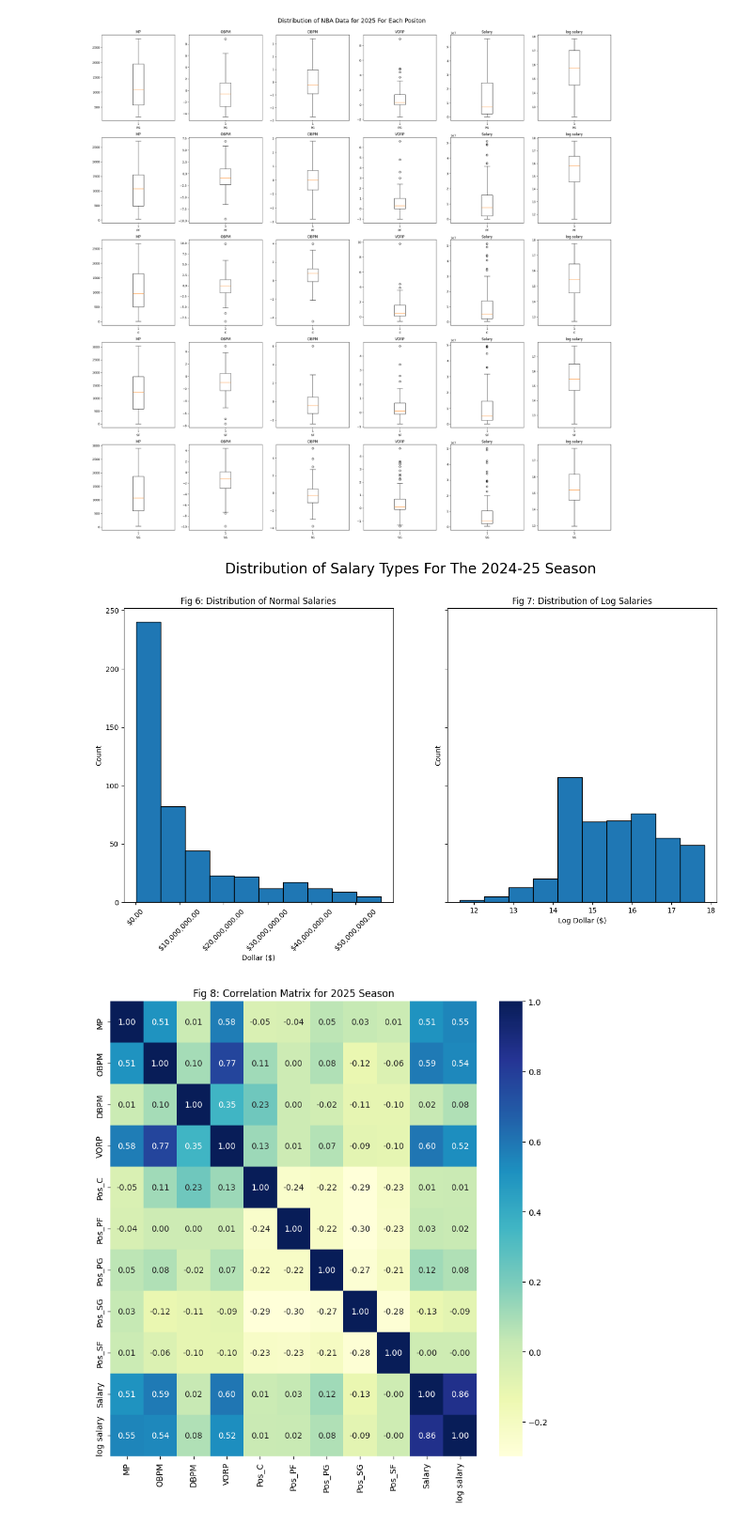
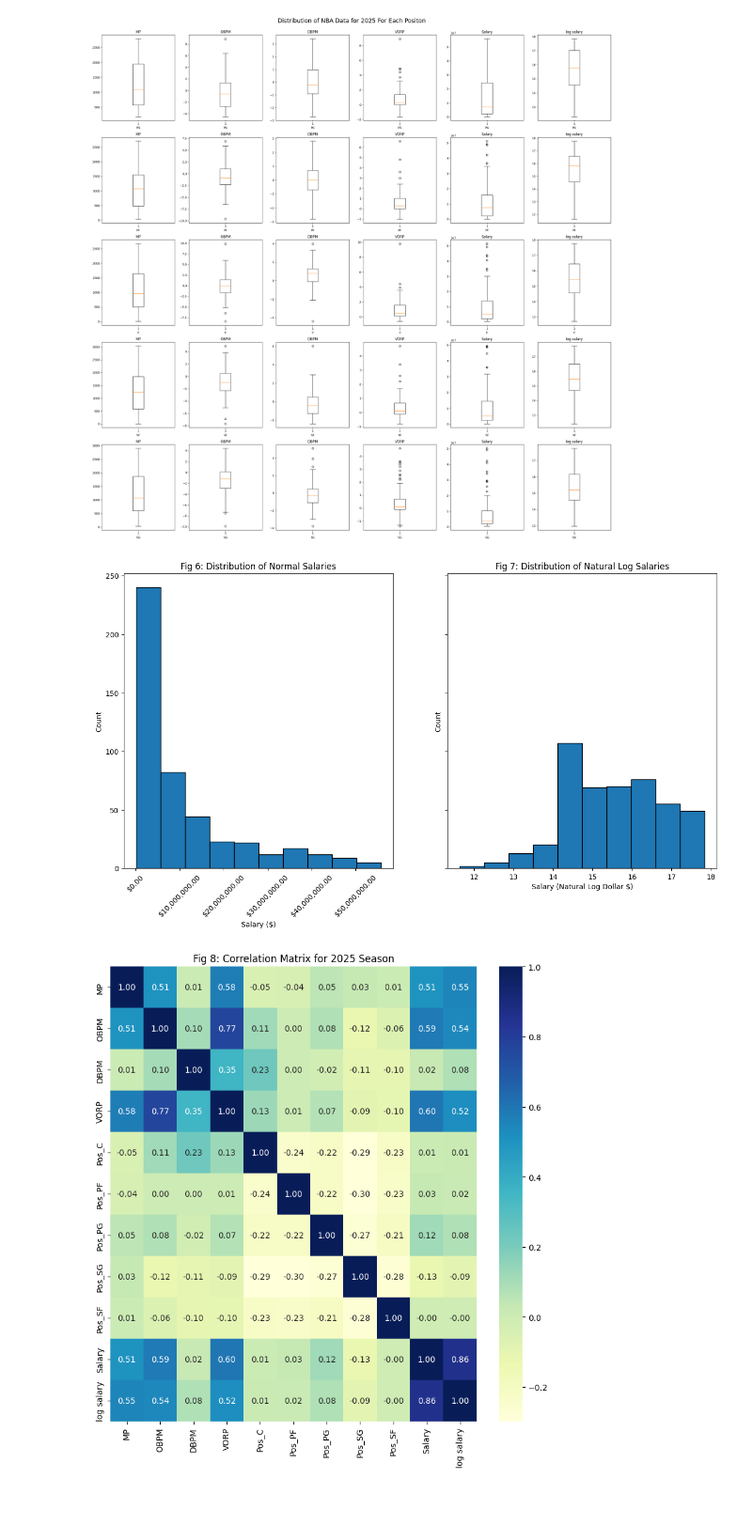
Before and after one commit to jhatch3/NBA-Salary-Minning, a Jupyter notebook: NBA-Salary/main.ipynb, the cells around one changed output. Shown at 94% size. Cells and saved outputs as stored; diff of their text form; code cells hidden in the pictures; blank space fills up the shorter version.

```diff
--- a/NBA-Salary/main.ipynb
+++ b/NBA-Salary/main.ipynb
@@ -153,33 +157,29 @@ plt.show()
 [figure]
 # %%
 fig, ax = plt.subplots(1, 2, figsize=(15, 7.5), sharey=True)
-import matplotlib.ticker as ticker
 
 cols = ["MP", "OBPM", "DBPM", "VORP", "Salary","log salary"]
 
 formatter = ticker.FormatStrFormatter('%d')
 
 
 ax[0].hist(df_2025["Salary"], edgecolor='black')
 ax[0].set_title("Fig 6: Distribution of Normal Salaries")
 ax[0].set_ylabel("Count")
-ax[0].set_xlabel("Dollar ($)")
+ax[0].set_xlabel("Salary ($)")
 ax[0].xaxis.set_major_formatter(formatter)
 ax[0].tick_params(axis='x', labelrotation=45)
 ax[0].xaxis.set_major_formatter(ticker.StrMethodFormatter('${x:,.2f}'))
 
 ax[1].hist(df_2025["log salary"], edgecolor='black')
-ax[1].set_title("Fig 7: Distribution of Log Salaries")
+ax[1].set_title("Fig 7: Distribution of Natural Log Salaries")
 ax[1].set_ylabel("Count")
-ax[1].set_xlabel("Log Dollar ($)")
+ax[1].set_xlabel("Salary (Natural Log Dollar $)")
 
 
-
-fig.suptitle("Distribution of Salary Types For The 2024-25 Season", fontsize=20, y=1)
-
 plt.show()
 # %% [output]
-[figure, old version]
+[figure, new version]
 # %%
 pos_encoded = pd.get_dummies(df_2025['Pos'], prefix='Pos', dtype=int)
 df = pd.concat([df_2025, pos_encoded], axis=1)
```
Also changed, not shown: parts of 8 cells of this notebook.
